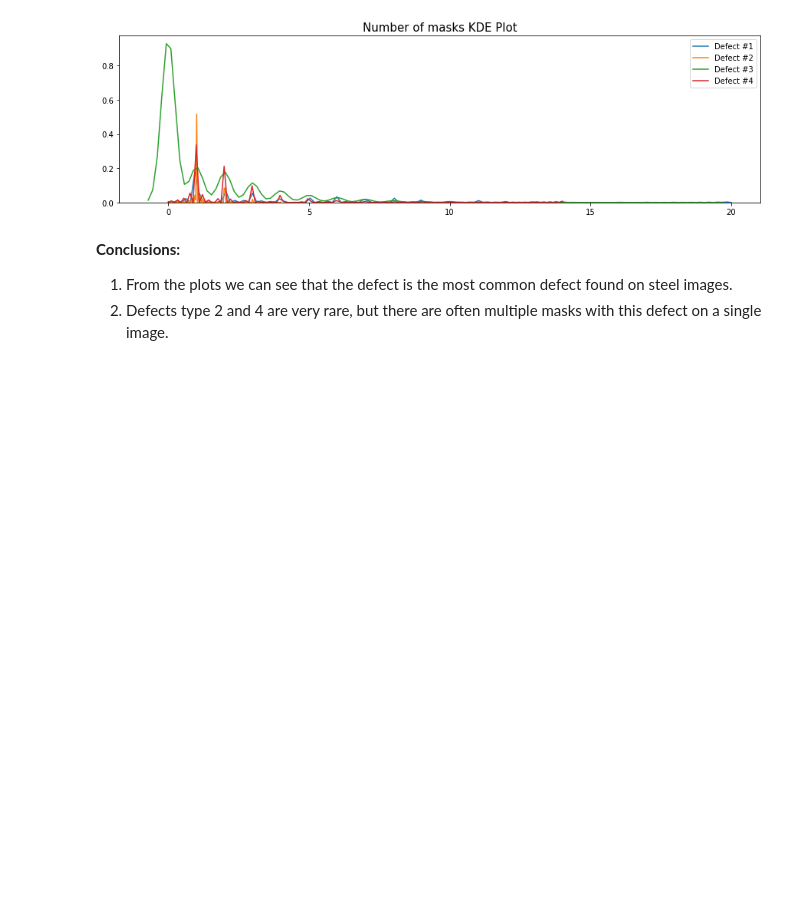
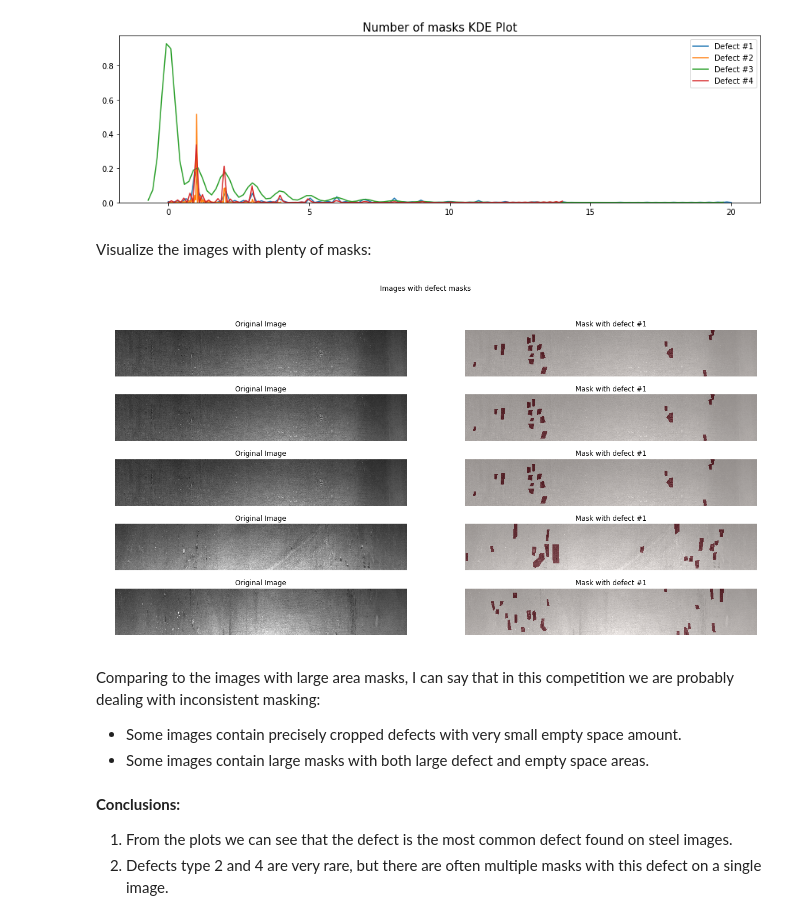
Before and after one commit to Lexie88rus/steel_defect_detection, a Jupyter notebook: steel-defect-detection-EDA.ipynb, the cells around one changed output. Drawn from its saved outputs; the diff is of its cells as text; code cells hidden in the pictures; blank space fills up the shorter version.

```diff
--- a/steel-defect-detection-EDA.ipynb
+++ b/steel-defect-detection-EDA.ipynb
@@ -498,6 +533,19 @@ plt.title('Number of masks KDE Plot', fontsize=15)
 # %% [output]
 Text(0.5, 1.0, 'Number of masks KDE Plot')
 [figure]
+# %% [markdown]
+Visualize the images with plenty of masks:
+# %%
+# filter the dataframe, so we have only images with very large masks
+many_masks_df = masks_df[masks_df['NumMasks'] > 15]
+# %%
+plot_image_grid(many_masks_df, n_images = 5)
+# %% [output]
+[figure, added]
+# %% [markdown]
+Comparing to the images with large area masks, I can say that in this competition we are probably dealing with inconsistent masking:
+* Some images contain precisely cropped defects with very small empty space amount.
+* Some images contain large masks with both large defect and empty space areas.
 # %% [markdown]
 **Conclusions:**
 1. From the plots we can see that the defect is the most common defect found on steel images.
```
Also changed, not shown: parts of 8 cells of this notebook.
